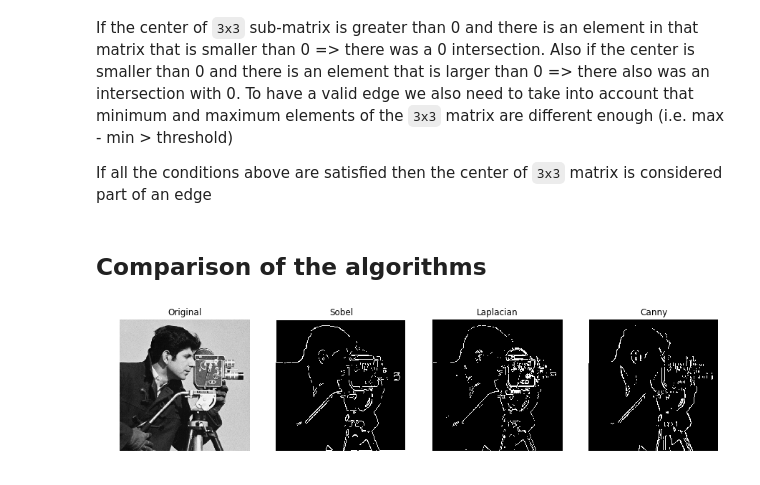
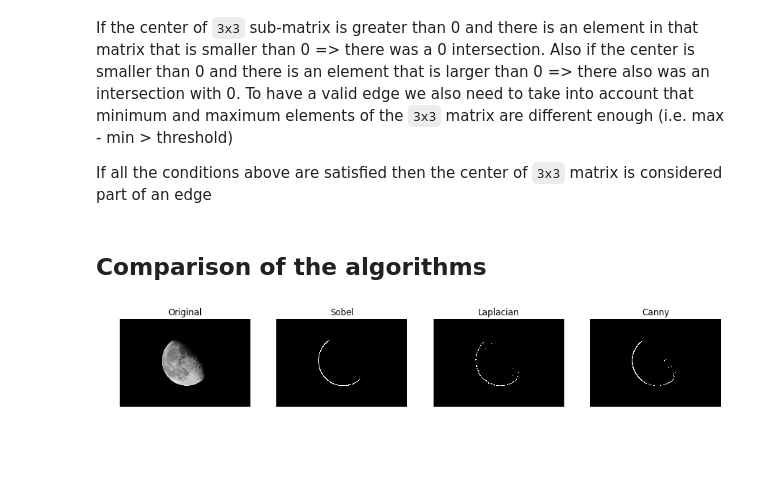
Before and after one commit to MartinXPN/AUA, a Jupyter notebook: NumericalAnalysis/EdgeDetection/EdgeDetection.ipynb, the cells around one changed output. Drawn from its saved outputs; the diff is of its cells as text; code cells hidden in the pictures; blank space fills up the shorter version.

```diff
--- a/NumericalAnalysis/EdgeDetection/EdgeDetection.ipynb
+++ b/NumericalAnalysis/EdgeDetection/EdgeDetection.ipynb
@@ -142,7 +142,7 @@ class SobelEdgeDetector(OperatorEdgeDetector):
         filterY = np.array([[-1, -2, -1],
                             [0, 0, 0],
                             [1, 2, 1]], dtype=np.float32)
-        super().__init__(filterX=filterX, filterY=filterY, smooth_image=smooth_image, thresholding=apply_thresholding)
+        super().__init__(filterX=filterX, filterY=filterY, smooth_image=smooth_image, thresholding=thresholding)
 # %% [markdown]
 ### Prewitt
 Prewitt's edge detector is also a simple convolutional filter with kernel matrix
@@ -161,7 +161,7 @@ class PrewittEdgeDetector(OperatorEdgeDetector):
         filterY = np.array([[-1, -1, -1],
                             [0, 0, 0],
                             [1, 1, 1]], dtype=np.float32)
-        super().__init__(filterX=filterX, filterY=filterY, smooth_image=smooth_image, thresholding=apply_thresholding)
+        super().__init__(filterX=filterX, filterY=filterY, smooth_image=smooth_image, thresholding=thresholding)
 # %% [markdown]
 ### Robert
 Robert's edge detector is also a simple convolutional filter with kernel matrix
@@ -177,7 +177,7 @@ class RobertsEdgeDetector(OperatorEdgeDetector):
                             [0, 1]], dtype=np.float32)
         filterY = np.array([[0, -1],
                             [1, 0]], dtype=np.float32)
-        super().__init__(filterX=filterX, filterY=filterY, smooth_image=smooth_image, thresholding=apply_thresholding)
+        super().__init__(filterX=filterX, filterY=filterY, smooth_image=smooth_image, thresholding=thresholding)
 # %% [markdown]
 ### Canny
 Canny edge detection algorithm is an extention of any algorithm listed above. It refines the edges found with Sobel/Prewitt/or any other gradient based edge detector.
@@ -308,7 +308,7 @@ class LaplacianEdgeDetector(EdgeDetector):
                                               [0, 1, 2, 1, 0],
                                               [1, 2, -16, 2, 1],
                                               [0, 1, 2, 1, 0],
-                                              [0, 0, 1, 0, 0],], dtype=np.float32)
+                                              [0, 0, 1, 0, 0]], dtype=np.float32)
         else:
             self.laplacian_filter = laplacian_filter
 
@@ -349,15 +359,15 @@ def print_detections(input_image, detectors):
         out = edge_detector.detect_edges(input_image)
         show(axis[i+1], out, label)
 # %%
-img = misc.imread('./cman.jpg', mode='L')
+img = misc.imread('./moon.jpg', mode='L')
 sobel = SobelEdgeDetector()
 roberts = RobertsEdgeDetector()
 prewitt = PrewittEdgeDetector()
 laplace = LaplacianEdgeDetector()
 canny = CannyEdgeDetector()
 
 # algorithms = [(sobel, 'Sobel'), (prewitt, 'Prewitt'), (roberts, 'Roberts'), (laplace, 'Laplacian'), (canny, 'Canny')]
 algorithms = [(sobel, 'Sobel'), (laplace, 'Laplacian'), (canny, 'Canny')]
 print_detections(img, algorithms)
 # %% [output]
-[figure, old version]
+[figure, new version]
```
Also changed, not shown: parts of 2 cells of this notebook, 2 other files.
